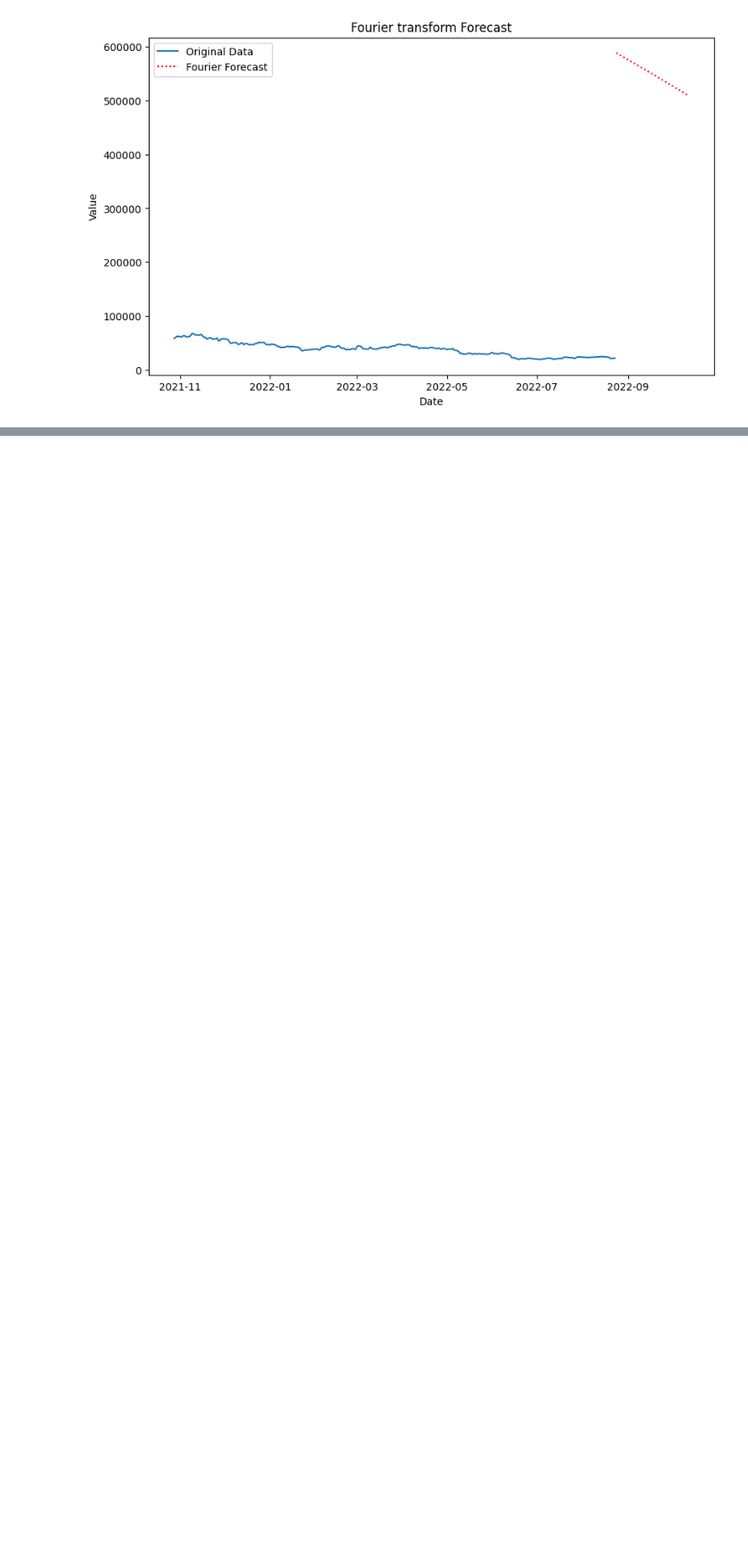
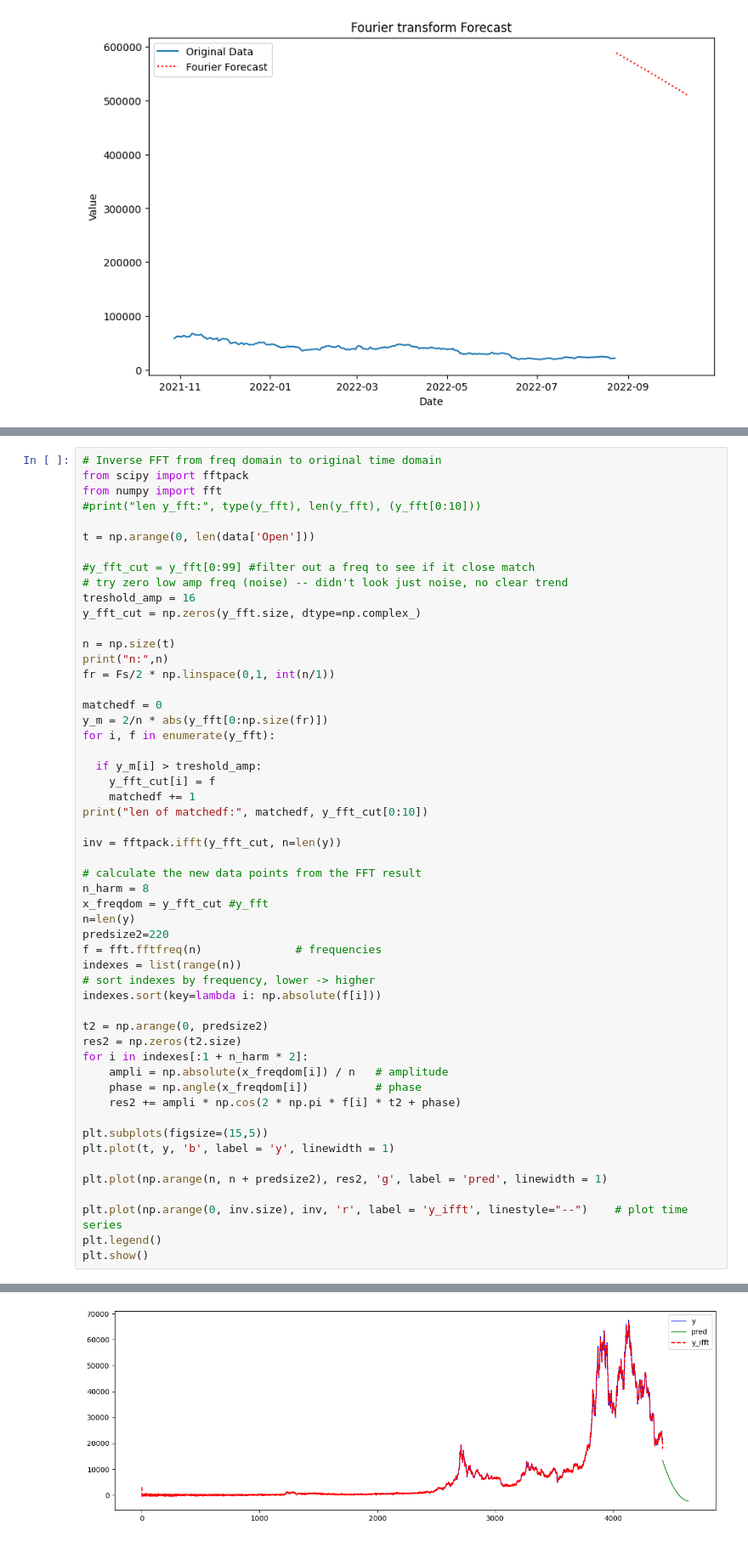
Before and after one commit to mehalyna/nlp-fuzzy, a Jupyter notebook: src/time_series.ipynb, the cells around one changed output, grey strips where cells are left out. Shown at 85% size. Cells and saved outputs as stored; diff of their text form; blank space fills up the shorter version.

```diff
--- a/src/time_series.ipynb
+++ b/src/time_series.ipynb
@@ -275,0 +292,54 @@ print(np.array(data['Open'])[4000:])
+# %%
+# Inverse FFT from freq domain to original time domain
+from scipy import fftpack
+from numpy import fft
+#print("len y_fft:", type(y_fft), len(y_fft), (y_fft[0:10]))
+
+t = np.arange(0, len(data['Open']))
+
+#y_fft_cut = y_fft[0:99] #filter out a freq to see if it close match
+# try zero low amp freq (noise) -- didn't look just noise, no clear trend
+treshold_amp = 16
+y_fft_cut = np.zeros(y_fft.size, dtype=np.complex_)
+
+n = np.size(t)
+print("n:",n)
+fr = Fs/2 * np.linspace(0,1, int(n/1))
+
+matchedf = 0
+y_m = 2/n * abs(y_fft[0:np.size(fr)])
+for i, f in enumerate(y_fft):
+
+  if y_m[i] > treshold_amp:
+    y_fft_cut[i] = f
+    matchedf += 1
+print("len of matchedf:", matchedf, y_fft_cut[0:10])
+
+inv = fftpack.ifft(y_fft_cut, n=len(y))
+
+# calculate the new data points from the FFT result
+n_harm = 8
+x_freqdom = y_fft_cut #y_fft
+n=len(y)
+predsize2=220
+f = fft.fftfreq(n)              # frequencies
+indexes = list(range(n))
+# sort indexes by frequency, lower -> higher
+indexes.sort(key=lambda i: np.absolute(f[i]))
+
+t2 = np.arange(0, predsize2)
+res2 = np.zeros(t2.size)
+for i in indexes[:1 + n_harm * 2]:
+    ampli = np.absolute(x_freqdom[i]) / n   # amplitude
+    phase = np.angle(x_freqdom[i])          # phase
+    res2 += ampli * np.cos(2 * np.pi * f[i] * t2 + phase)
+
+plt.subplots(figsize=(15,5))
+plt.plot(t, y, 'b', label = 'y', linewidth = 1)
+
+plt.plot(np.arange(n, n + predsize2), res2, 'g', label = 'pred', linewidth = 1)
+
+plt.plot(np.arange(0, inv.size), inv, 'r', label = 'y_ifft', linestyle="--")    # plot time series
+plt.legend()
+plt.show()
+# %% [output]
@@ -275,0 +352 @@ print(np.array(data['Open'])[4000:])
+[figure, added]
```
Also changed, not shown: parts of 7 cells of this notebook.
